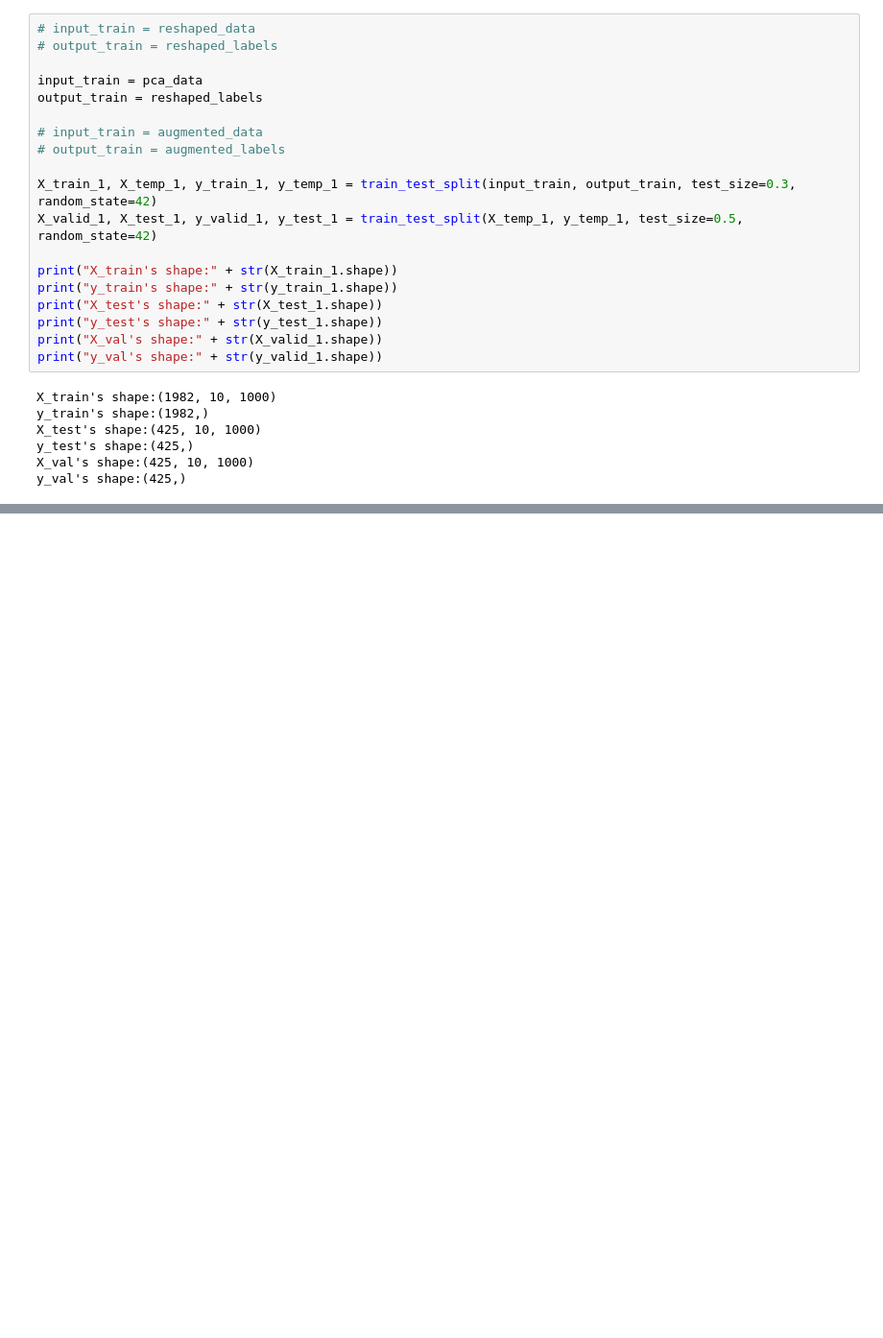
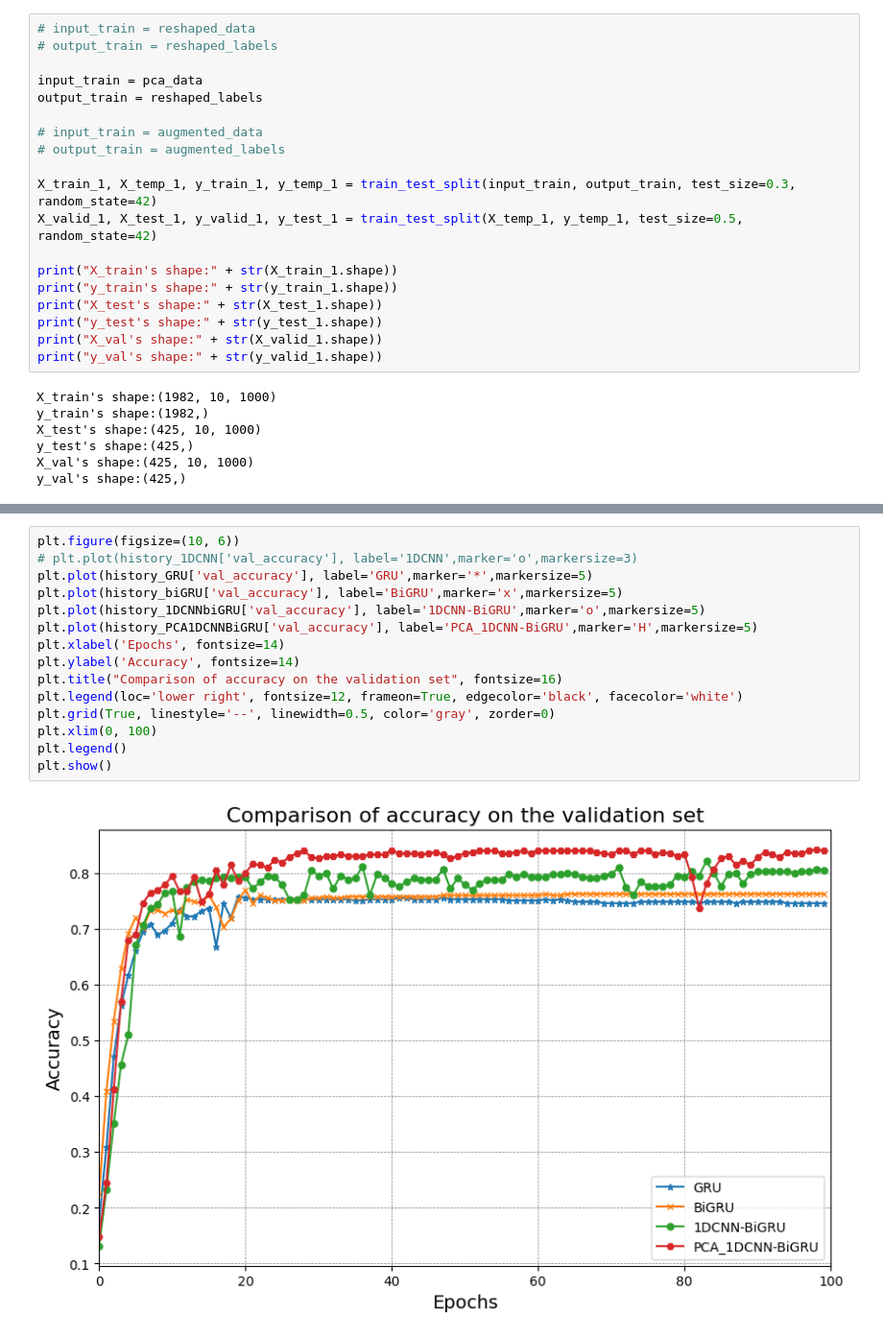
Before and after one commit to vudxlab/Paper-2025-FRAME, a Jupyter notebook: Result.ipynb, the cells around one changed output, grey strips where cells are left out. Shown at 96% size. Drawn from its saved outputs; the diff is of its cells as text; blank space fills up the shorter version.

```diff
--- a/Result.ipynb
+++ b/Result.ipynb
@@ -164,0 +182,17 @@ ax.grid(True, linestyle='--', linewidth=0.5, color='gray', zorder=0)
+# %%
+plt.figure(figsize=(10, 6))
+# plt.plot(history_1DCNN['val_accuracy'], label='1DCNN',marker='o',markersize=3)
+plt.plot(history_GRU['val_accuracy'], label='GRU',marker='*',markersize=5)
+plt.plot(history_biGRU['val_accuracy'], label='BiGRU',marker='x',markersize=5)
+plt.plot(history_1DCNNbiGRU['val_accuracy'], label='1DCNN-BiGRU',marker='o',markersize=5)
+plt.plot(history_PCA1DCNNBiGRU['val_accuracy'], label='PCA_1DCNN-BiGRU',marker='H',markersize=5)
+plt.xlabel('Epochs', fontsize=14)
+plt.ylabel('Accuracy', fontsize=14)
+plt.title("Comparison of accuracy on the validation set", fontsize=16)
+plt.legend(loc='lower right', fontsize=12, frameon=True, edgecolor='black', facecolor='white')
+plt.grid(True, linestyle='--', linewidth=0.5, color='gray', zorder=0)
+plt.xlim(0, 100)
+plt.legend()
+plt.show()
+# %% [output]
+[figure, added]
```
Also changed, not shown: parts of 4 cells of this notebook, 5 other files.
